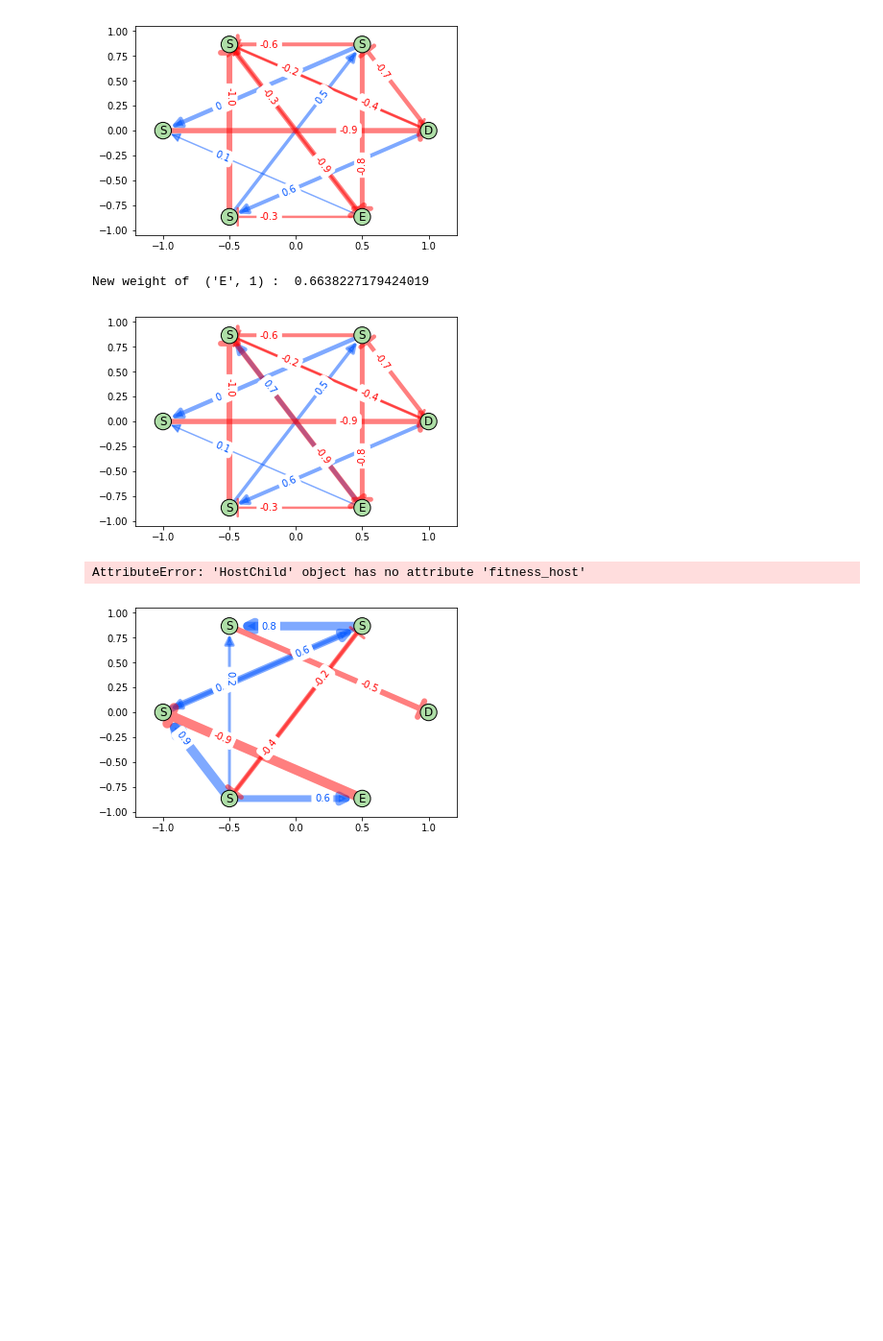
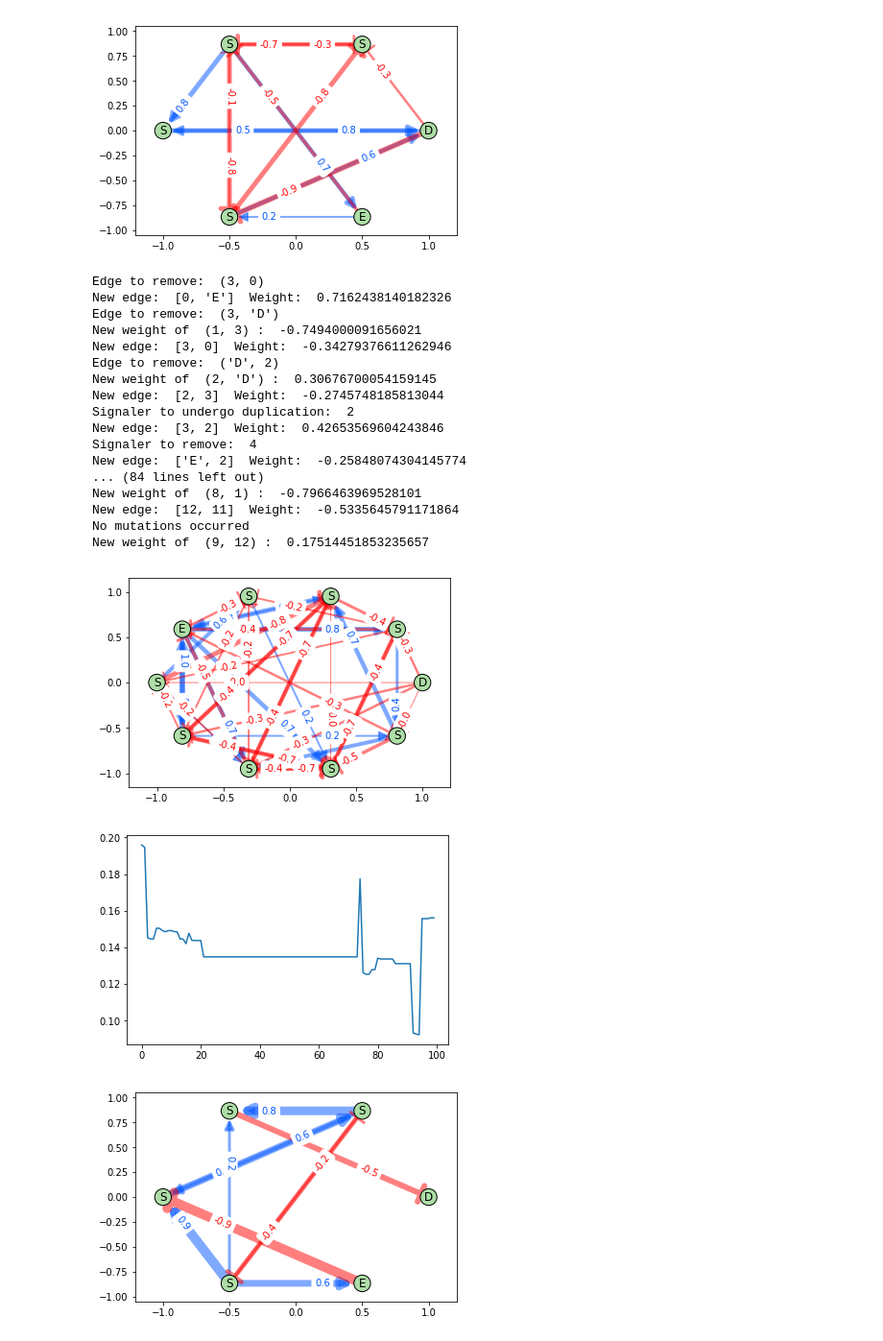
Before and after one commit to Ngort/CS166, a Jupyter notebook: Final project/MS_Immune_Network_Evolution.ipynb, the cells around one changed output. Shown at 96% size. Drawn from its saved outputs; the diff is of its cells as text; code cells hidden in the pictures; blank space fills up the shorter version.

```diff
--- a/Final project/MS_Immune_Network_Evolution.ipynb
+++ b/Final project/MS_Immune_Network_Evolution.ipynb
@@ -336,15 +349,23 @@ class HostChild(Host):
 
 child = Host()
 child.visualize()
-child.evolve(parasite_seed=10, verbose=0)
 
-for _ in range(10):
+fitness_record = []
+
+for _ in range(100):
+    child.evolve(parasite_seed=10, verbose=0)
+    np.random.seed()
+    fitness_record.append(child.fitness_host)
     if child.fitness_host > 1e-4:
         child = child.reproduce(p_mutation=0.9,verbose=1)
-        child.visualize()
+        #child.visualize()
     else:
         'The host died without reproducing'
 
+child.visualize()
+
+plt.plot(fitness_record)
+plt.show()
 
 
 # child.visualize()
@@ -398,37 +419,53 @@ for _ in range(10):
 
 #     if _ % 10 == 0: print((_+10),'% done')
 
 # sns.distplot(hfitness)
 # sns.distplot(pfitness)
 # plt.xscale('log')
 # plt.show()
 
 # print('CI Host: ', np.percentile(hfitness, [2.5,97.5]))
 # print('CI Parasite: ', np.percentile(pfitness, [2.5,97.5]))
 
 
     #print(net.fitness_parasite)
 
 # for _ in range(1000):
 #     net.update()
 # net.visualize()
 
 # net.infect()
 
 # print(net.network.nodes['P'])
 
 
 # net.visualize()
 
 # for _ in range(100):
 #     net.update()
 # net.visualize()
 # print(net.network.nodes)
 # %% [output]
-[figure, old version]
+[figure, new version]
-New weight of  ('E', 1) :  0.6638227179424019
+Edge to remove:  (3, 0)
+New edge:  [0, 'E']  Weight:  0.7162438140182326
+Edge to remove:  (3, 'D')
+New weight of  (1, 3) :  -0.7494000091656021
+New edge:  [3, 0]  Weight:  -0.34279376611262946
+Edge to remove:  ('D', 2)
+New weight of  (2, 'D') :  0.30676700054159145
+New edge:  [2, 3]  Weight:  -0.2745748185813044
+Signaler to undergo duplication:  2
+New edge:  [3, 2]  Weight:  0.42653569604243846
+Signaler to remove:  4
+New edge:  ['E', 2]  Weight:  -0.25848074304145774
+... (84 lines left out)
+New weight of  (8, 1) :  -0.7966463969528101
+New edge:  [12, 11]  Weight:  -0.5335645791171864
+No mutations occurred
+New weight of  (9, 12) :  0.17514451853235657
-[figure, old version]
+[figure, new version]
-AttributeError: 'HostChild' object has no attribute 'fitness_host'
+[figure, added]
 # %%
 n_nodes = 6
 host_network = nx.binomial_graph(directed=True, n=n_nodes,p=0.5)
```
Also changed, not shown: parts of 2 cells of this notebook.
